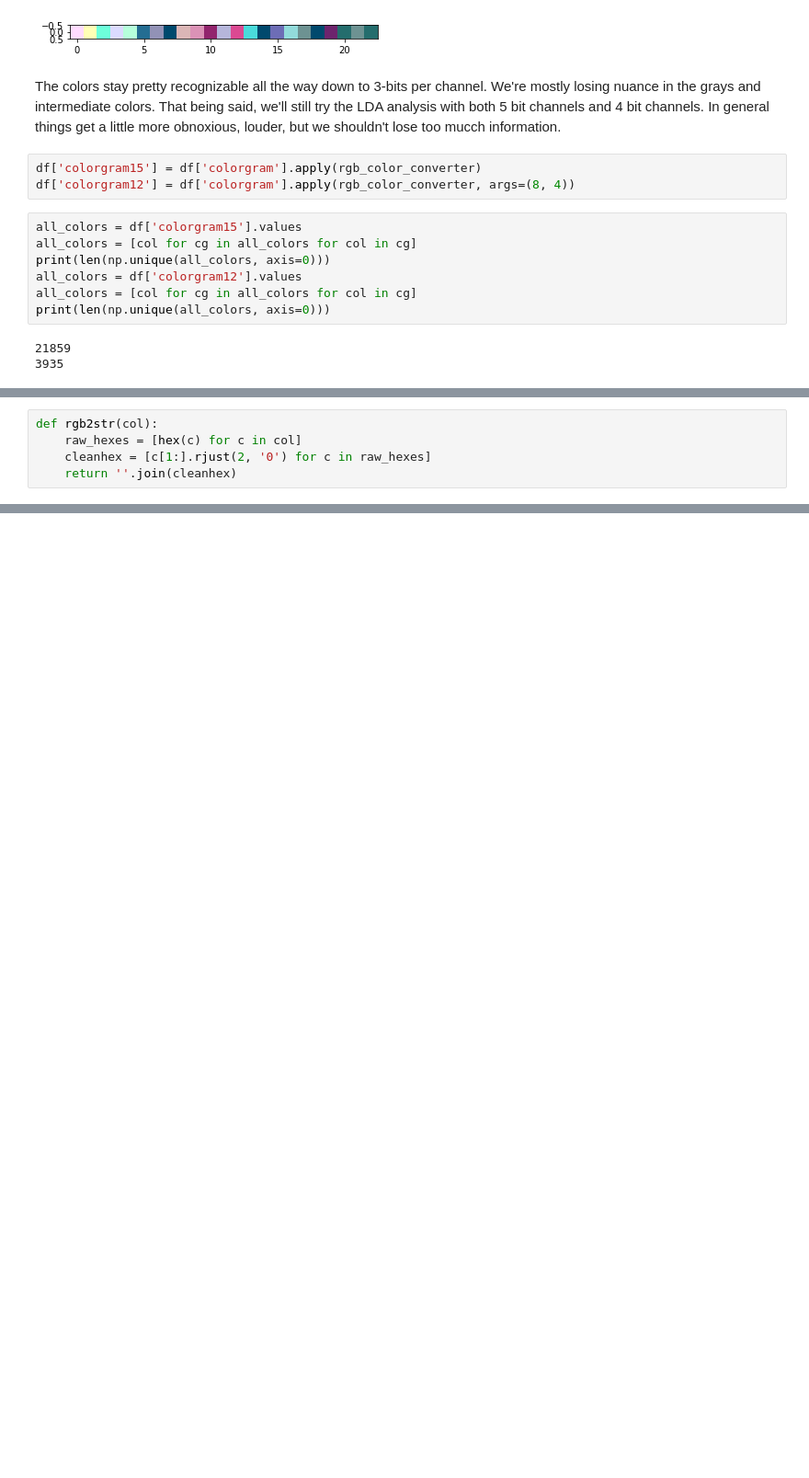
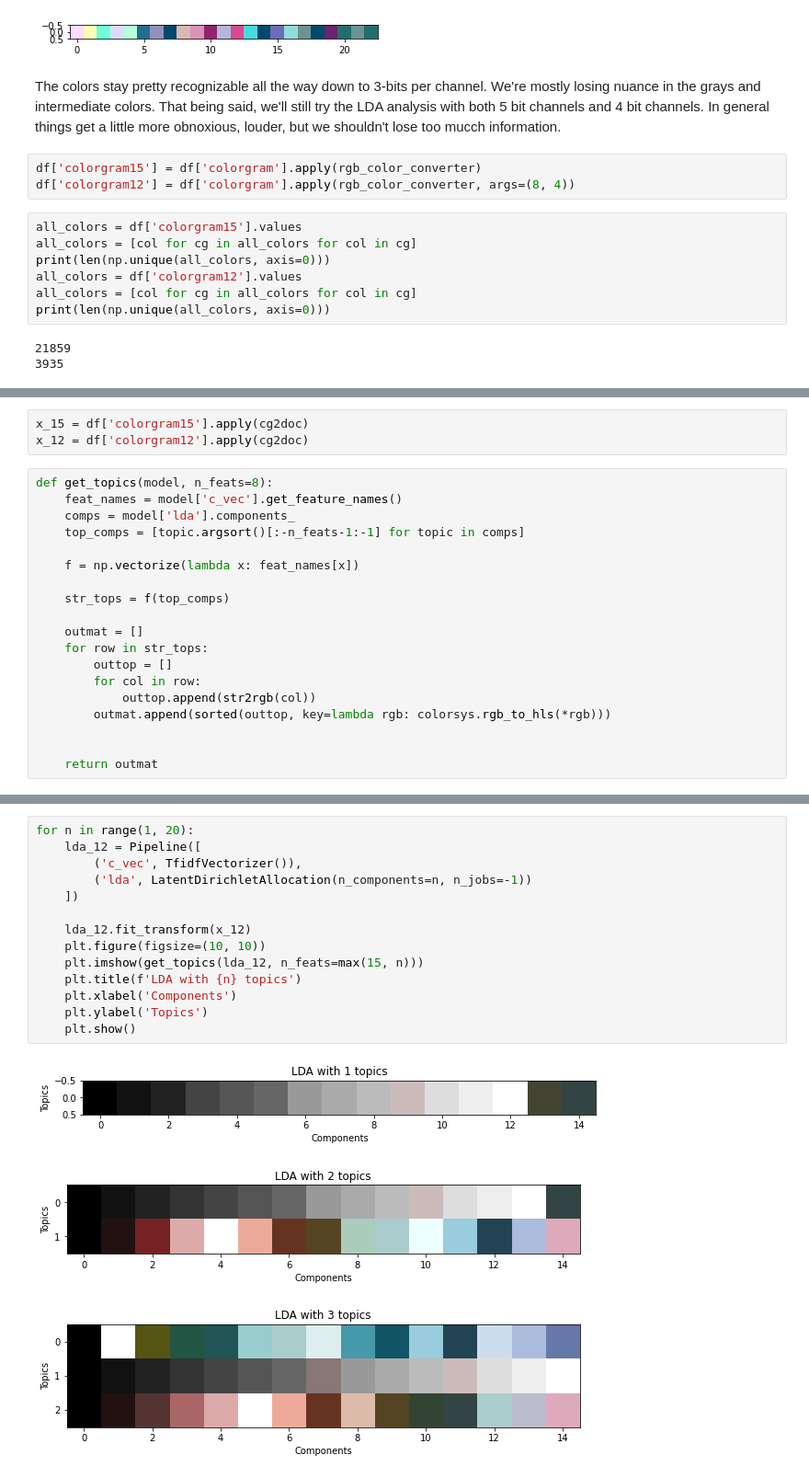
Before and after one commit to SoyBison/bandcamp-album-analysis, a Jupyter notebook: Prelims.ipynb, the cells around one changed output, grey strips where cells are left out. Shown at 92% size. Cells and saved outputs as stored; diff of their text form; blank space fills up the shorter version.

```diff
--- a/Prelims.ipynb
+++ b/Prelims.ipynb
@@ -176,5 +176,0 @@ In the 15-bit case we now have ~22 thousand unique colors and in the 12-bit case
-# %%
-def rgb2str(col):
-    raw_hexes = [hex(c) for c in col]
-    cleanhex = [c[1:].rjust(2, '0') for c in raw_hexes]
-    return ''.join(cleanhex)
@@ -180,0 +206,22 @@ def rgb2str(col):
+# %%
+x_15 = df['colorgram15'].apply(cg2doc)
+x_12 = df['colorgram12'].apply(cg2doc)
+# %%
+def get_topics(model, n_feats=8):
+    feat_names = model['c_vec'].get_feature_names()
+    comps = model['lda'].components_
+    top_comps = [topic.argsort()[:-n_feats-1:-1] for topic in comps]
+
+    f = np.vectorize(lambda x: feat_names[x])
+
+    str_tops = f(top_comps)
+
+    outmat = []
+    for row in str_tops:
+        outtop = []
+        for col in row:
+            outtop.append(str2rgb(col))
+        outmat.append(sorted(outtop, key=lambda rgb: colorsys.rgb_to_hls(*rgb)))
+
+
+    return outmat
@@ -180,0 +230,18 @@ def rgb2str(col):
+# %%
+for n in range(1, 20):
+    lda_12 = Pipeline([
+        ('c_vec', TfidfVectorizer()),
+        ('lda', LatentDirichletAllocation(n_components=n, n_jobs=-1))
+    ])
+
+    lda_12.fit_transform(x_12)
+    plt.figure(figsize=(10, 10))
+    plt.imshow(get_topics(lda_12, n_feats=max(15, n)))
+    plt.title(f'LDA with {n} topics')
+    plt.xlabel('Components')
+    plt.ylabel('Topics')
+    plt.show()
+# %% [output]
+[figure, added]
+[figure, added]
+[figure, added]
```
Also changed, not shown: parts of 12 cells of this notebook, 1 other file.
